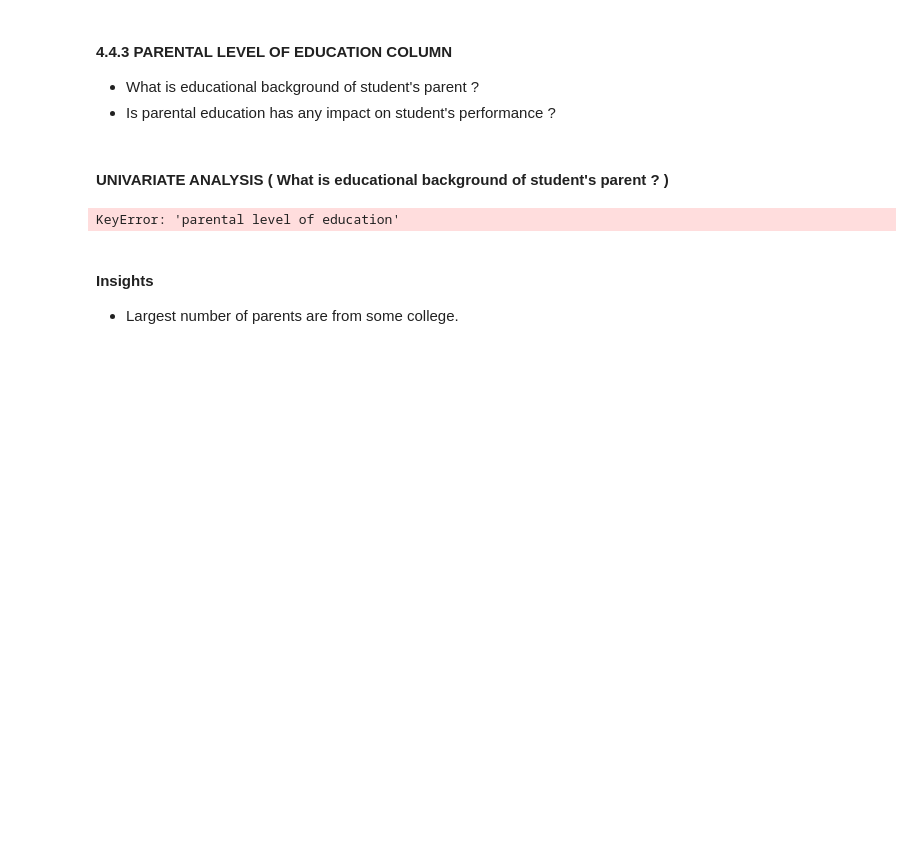
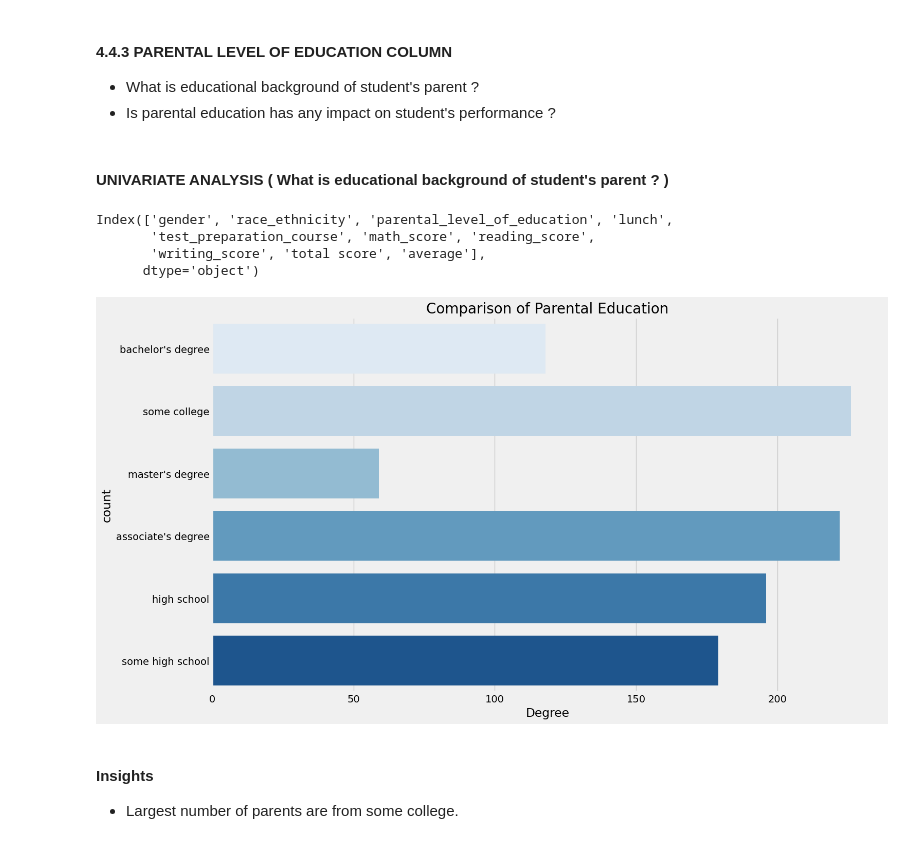
Before and after one commit to Ramanand599/mlproject-deploy-, a Jupyter notebook: notebook/1 . EDA STUDENT PERFORMANCE .ipynb, the cells around one changed output. Saved outputs shown, nothing was run; the diff lists cells and outputs as text; code cells hidden in the pictures; blank space fills up the shorter version.

```diff
--- a/notebook/1 . EDA STUDENT PERFORMANCE .ipynb
+++ b/notebook/1 . EDA STUDENT PERFORMANCE .ipynb
@@ -507,16 +524,23 @@ for container in ax[2].containers:
 - Is parental education has any impact on student's performance ?
 # %% [markdown]
 #### UNIVARIATE ANALYSIS ( What is educational background of student's parent ? )
+# %%
+df.columns
+# %% [output]
+Index(['gender', 'race_ethnicity', 'parental_level_of_education', 'lunch',
+       'test_preparation_course', 'math_score', 'reading_score',
+       'writing_score', 'total score', 'average'],
+      dtype='object')
 # %%
 plt.rcParams['figure.figsize'] = (15, 9)
 plt.style.use('fivethirtyeight')
-sns.countplot(df['parental level of education'], palette = 'Blues')
+sns.countplot(df['parental_level_of_education'], palette = 'Blues')
 plt.title('Comparison of Parental Education', fontweight = 30, fontsize = 20)
 plt.xlabel('Degree')
 plt.ylabel('count')
 plt.show()
 # %% [output]
-KeyError: 'parental level of education'
+[figure, added]
 # %% [markdown]
 #### Insights
 - Largest number of parents are from some college.
```
Also changed, not shown: parts of 12 cells of this notebook.
